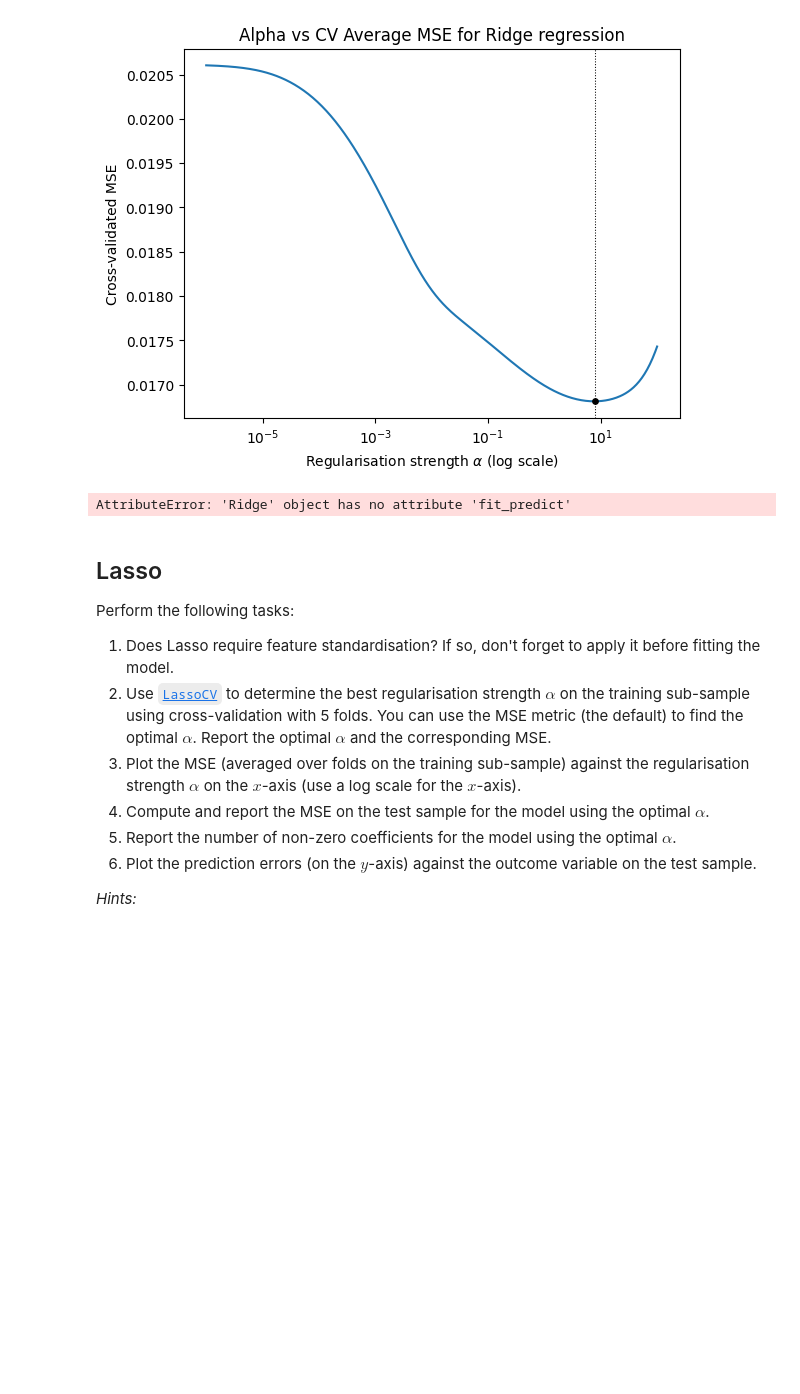
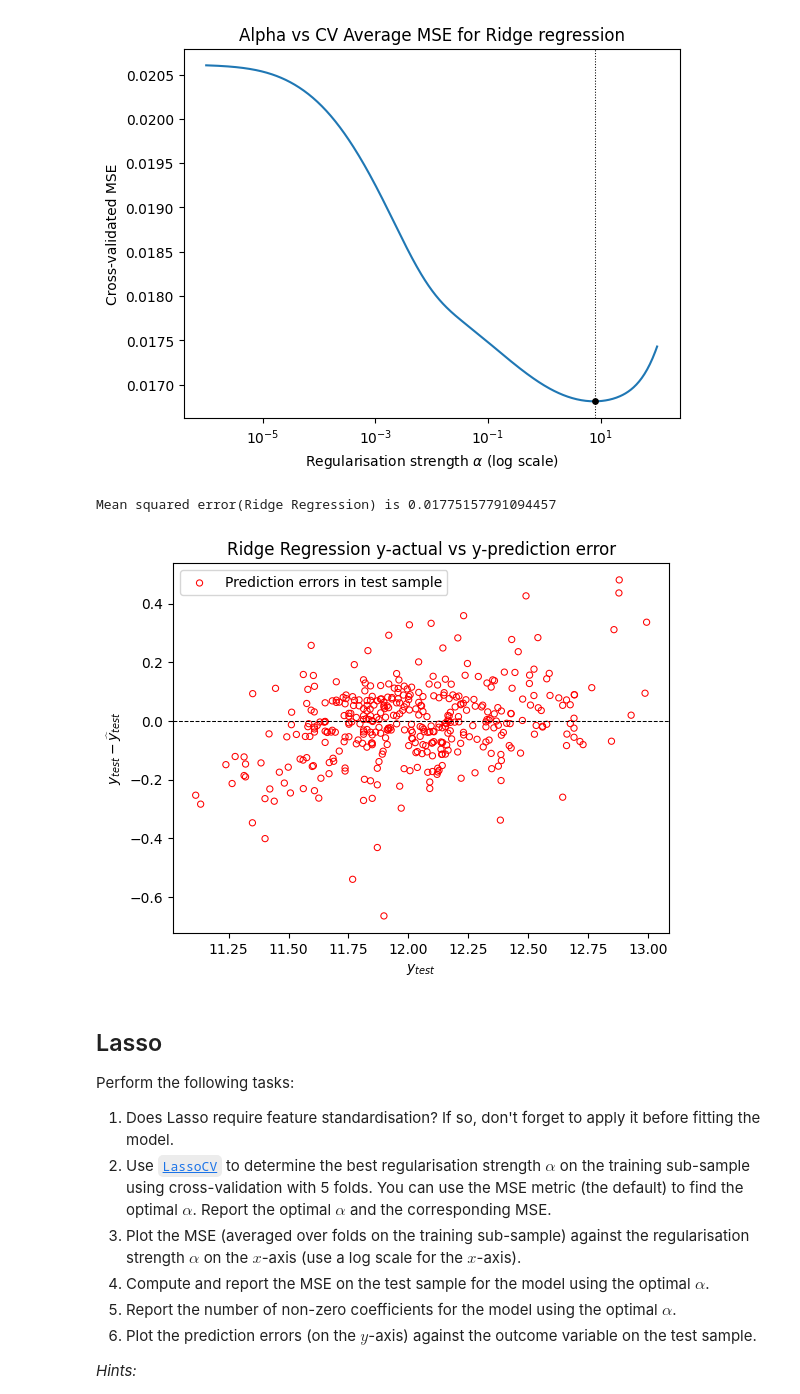
Before and after one commit to JynxC98/ML-Finance-Project-1, a Jupyter notebook: project.ipynb, the cells around one changed output. Drawn from its saved outputs; the diff is of its cells as text; code cells hidden in the pictures; blank space fills up the shorter version.

```diff
--- a/project.ipynb
+++ b/project.ipynb
@@ -385,27 +385,28 @@ plt.xscale('log')
 # %%
 from sklearn.pipeline import make_pipeline
 
 ridge = Ridge(alpha=alpha_best, fit_intercept=True)
 pipe_ridge = make_pipeline(StandardScaler(), ridge)
 pipe_ridge.fit(X_train, Y_train)
-Y_test_hat = pipe_ridge.p(X_test)
+Y_test_hat = pipe_ridge.predict(X_test)
 
 errors = Y_test - Y_test_hat
 error = mean_squared_error(Y_test, Y_test_hat)
 error_ridge = error
 print(f'Mean squared error(Ridge Regression) is {error}')
 
 plt.scatter(Y_test, errors, s=20, lw=0.75,
     color='none', edgecolor='red',
     label='Prediction errors in test sample'
 )
 plt.title('Ridge Regression y-actual vs y-prediction error')
 plt.axhline(0.0, lw=0.75, ls='--', c='black')
 plt.legend()
 plt.xlabel(r'$y_{test}$')
 plt.ylabel(r'$y_{test} - \widehat{y}_{test}$');
 # %% [output]
-AttributeError: 'Ridge' object has no attribute 'fit_predict'
+Mean squared error(Ridge Regression) is 0.01775157791094457
+[figure, added]
 # %% [markdown]
 ## Lasso
 
```
Also changed, not shown: parts of 6 cells of this notebook.
